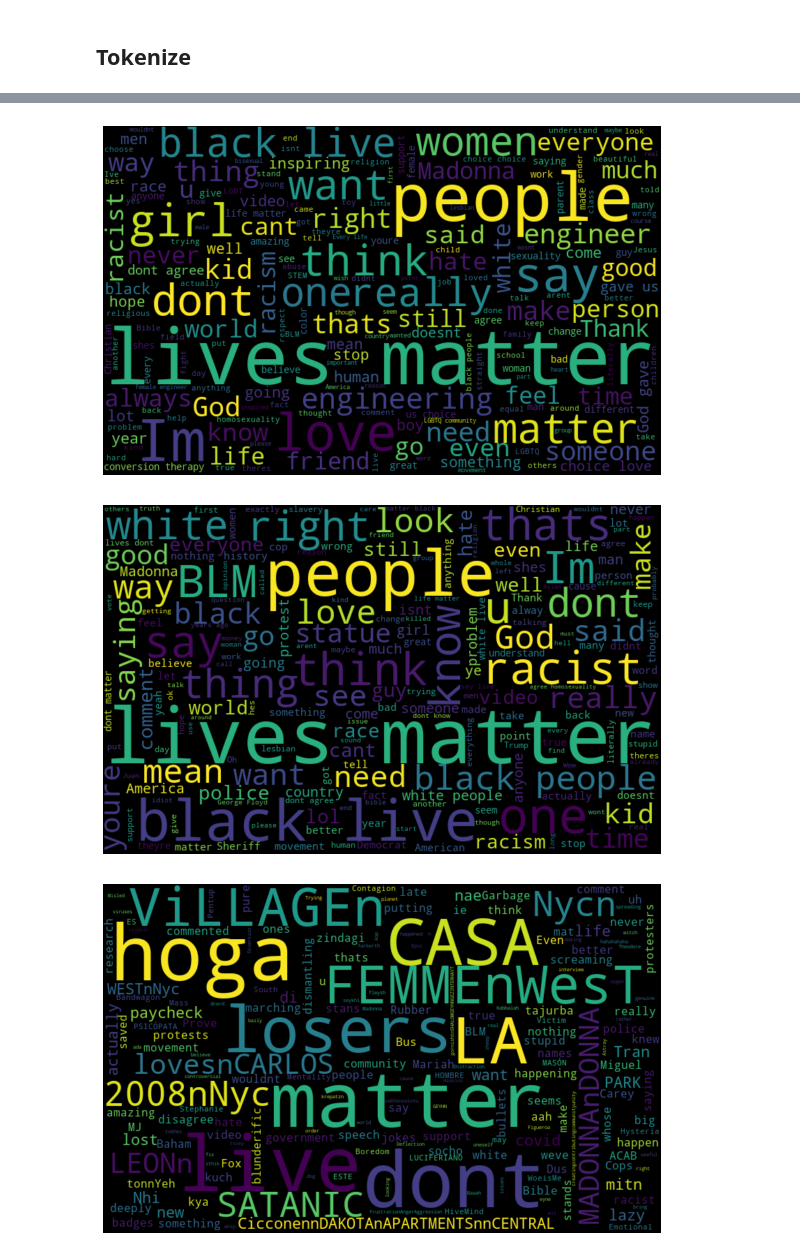
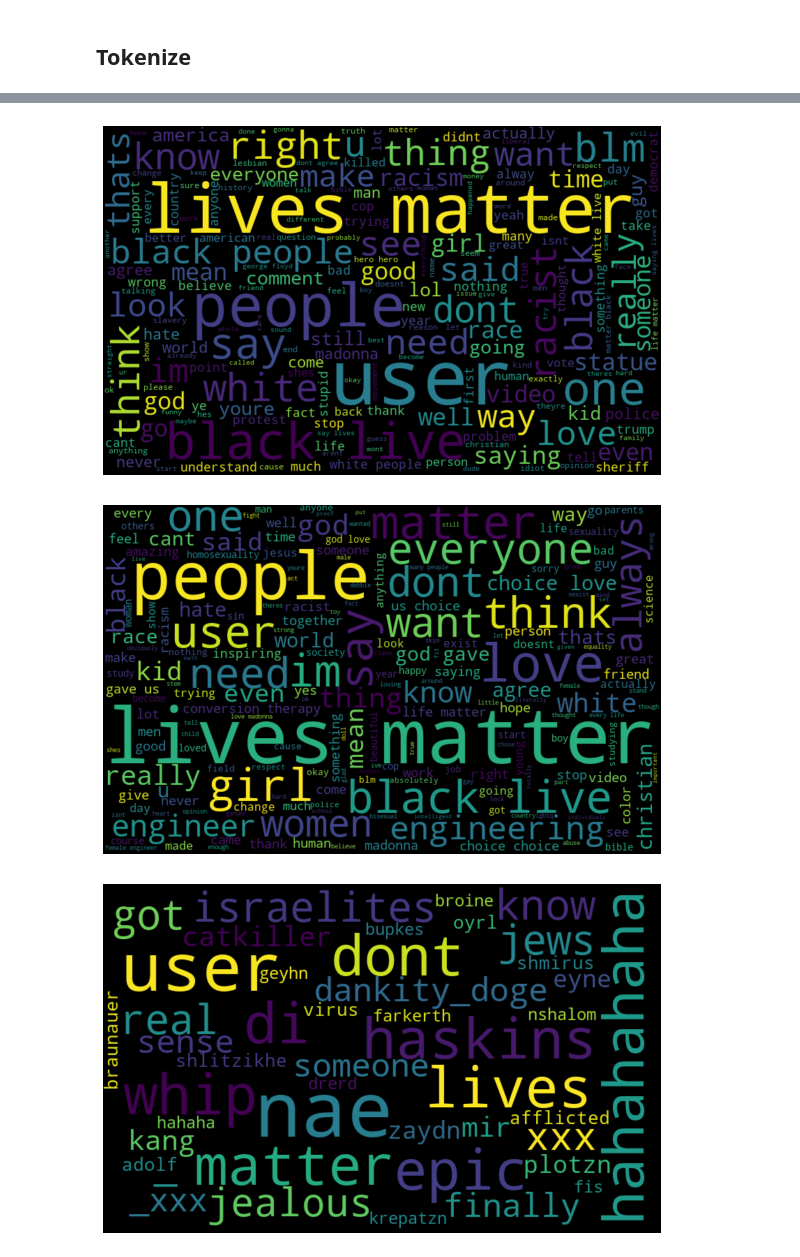
Before and after one commit to aflah02/Hope_Speech_Detection, a Jupyter notebook: Exploratory Data Analysis/eda.ipynb, the cells around one changed output, grey strips where cells are left out. Drawn from its saved outputs; the diff is of its cells as text; code cells hidden in the pictures.

```diff
--- a/Exploratory Data Analysis/eda.ipynb
+++ b/Exploratory Data Analysis/eda.ipynb
@@ -42,3 +27,6 @@ df_tamil = pd.concat([tamil_train, tamil_validation], ignore_index=True)
+# %%
+# Stack the dataframes
+df_english = pd.concat([english_train, english_dev, english_test], ignore_index=True)
 # %%
 df_english.head()
 # %% [output]
@@ -51,4 +39,7 @@ df_english.head()
 # %%
 textstat.set_lang("en")
-df_english["readability"] = df_english["text"].apply(lambda x: textstat.flesch_reading_ease(x))
-df_english["ARI"] = df_english["text"].apply(lambda x: textstat.automated_readability_index(x)) #tells what grade is needed to read the text
+df_english["readability_text"] = df_english["text"].apply(lambda x: textstat.flesch_reading_ease(x))
+df_english["ARI_text"] = df_english["text"].apply(lambda x: textstat.automated_readability_index(x)) #tells what grade is needed to read the text
+
+df_english["readability_preprocessed_text"] = df_english["preprocessed_text"].apply(lambda x: textstat.flesch_reading_ease(x))
+df_english["ARI_preprocessed_text"] = df_english["preprocessed_text"].apply(lambda x: textstat.automated_readability_index(x)) #tells what grade is needed to read the text
@@ -66,7 +45,0 @@ df_english.to_csv("post_process_eng.csv")
-# %%
-## Remove Punctuation
-def remove_punctuation(text):
-    text_nopunct = "".join([char for char in text if char not in string.punctuation and char not in '.’'])
-    return text_nopunct
-
-df_english['text'] = df_english['text'].apply(lambda x: remove_punctuation(x))
@@ -92,8 +89,8 @@ def tokenize(tweet, remove_stopwords=False):
         tokens = [w for w in tokens if not w in english_stop_words]
     return tokens
 # %%
-df_english['tokens_without_stopwords'] = df_english['text'].apply(lambda x: tokenize(x, remove_stopwords=True))
-df_english['tokens_with_stopwords'] = df_english['text'].apply(lambda x: tokenize(x, remove_stopwords=False))
+df_english['tokens_without_stopwords'] = df_english['preprocessed_text'].apply(lambda x: tokenize(x, remove_stopwords=True))
+df_english['tokens_with_stopwords'] = df_english['preprocessed_text'].apply(lambda x: tokenize(x, remove_stopwords=False))
 # %%
 df_english.head()
 # %% [output]
@@ -282,36 +255,36 @@ df_english['label'].value_counts().plot(kind='bar', title='Count (label)', color
 # %%
-# Word Cloud for Class 0
+# Word Cloud for Class Non_hope_speech
 # create word cloud
-wordcloud = WordCloud(width=800, height=500, random_state=21, max_font_size=110).generate(' '.join(df_english[df_english['label'] == 0]['Text without Stopwords']))
+wordcloud = WordCloud(width=800, height=500, random_state=21, max_font_size=110).generate(' '.join(df_english[df_english['label'] == 'Non_hope_speech']['Text without Stopwords']))
 # plot word cloud
 plt.figure(figsize=(10, 7))
 plt.imshow(wordcloud, interpolation="bilinear")
 plt.axis('off')
 plt.show()
 # %% [output]
-[figure, old version]
+[figure, new version]
 # %%
-# Word Cloud for Class 1
+# Word Cloud for Class Hope_speech
 # create word cloud
-wordcloud = WordCloud(width=800, height=500, random_state=21, max_font_size=110).generate(' '.join(df_english[df_english['label'] == 1]['Text without Stopwords']))
+wordcloud = WordCloud(width=800, height=500, random_state=21, max_font_size=110).generate(' '.join(df_english[df_english['label'] == 'Hope_speech']['Text without Stopwords']))
 # plot word cloud
 plt.figure(figsize=(10, 7))
 plt.imshow(wordcloud, interpolation="bilinear")
 plt.axis('off')
 plt.show()
 # %% [output]
-[figure, old version]
+[figure, new version]
 # %%
-# Word Cloud for Class 2
+# Word Cloud for Class not-English
 # create word cloud
-wordcloud = WordCloud(width=800, height=500, random_state=21, max_font_size=110).generate(' '.join(df_english[df_english['label'] == 2]['Text without Stopwords']))
+wordcloud = WordCloud(width=800, height=500, random_state=21, max_font_size=110).generate(' '.join(df_english[df_english['label'] == 'not-English']['Text without Stopwords']))
 # plot word cloud
 plt.figure(figsize=(10, 7))
 plt.imshow(wordcloud, interpolation="bilinear")
 plt.axis('off')
 plt.show()
 # %% [output]
-[figure, old version]
+[figure, new version]
 # %%
 # Sentiment Analysis using TextBlob
 # create a function to get the subjectivity
```
Also changed, not shown: parts of 35 cells of this notebook.
